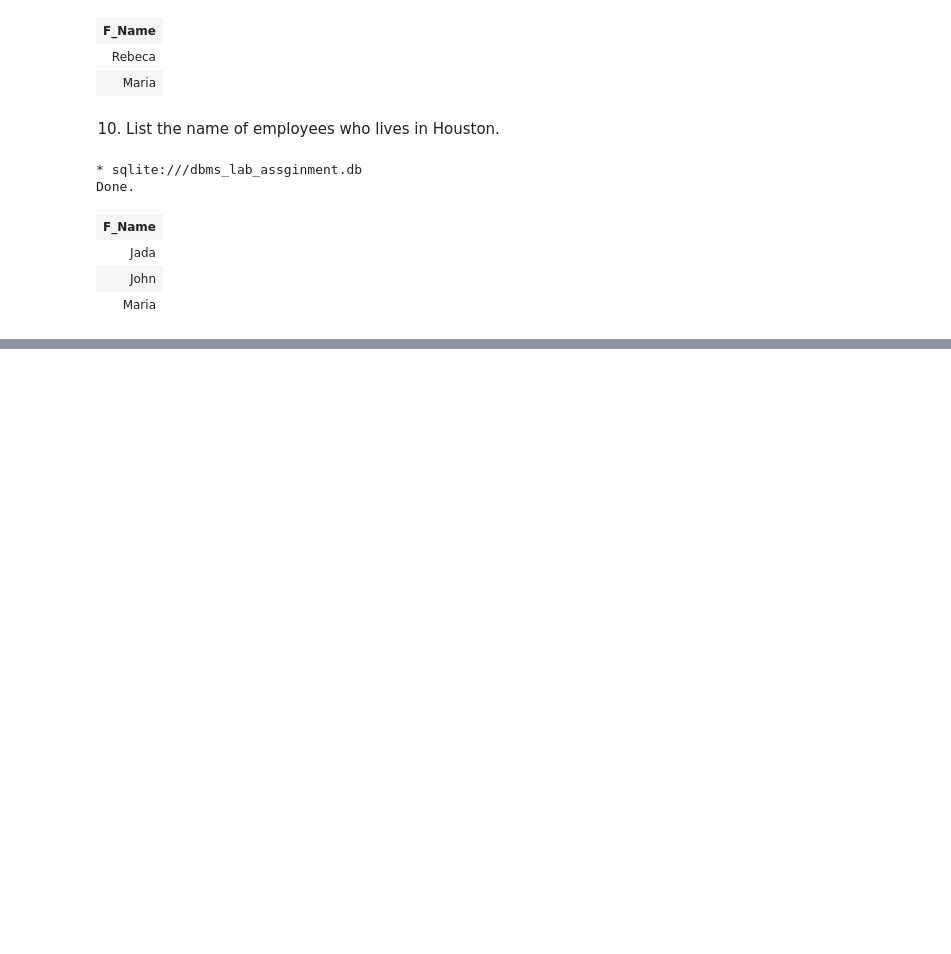
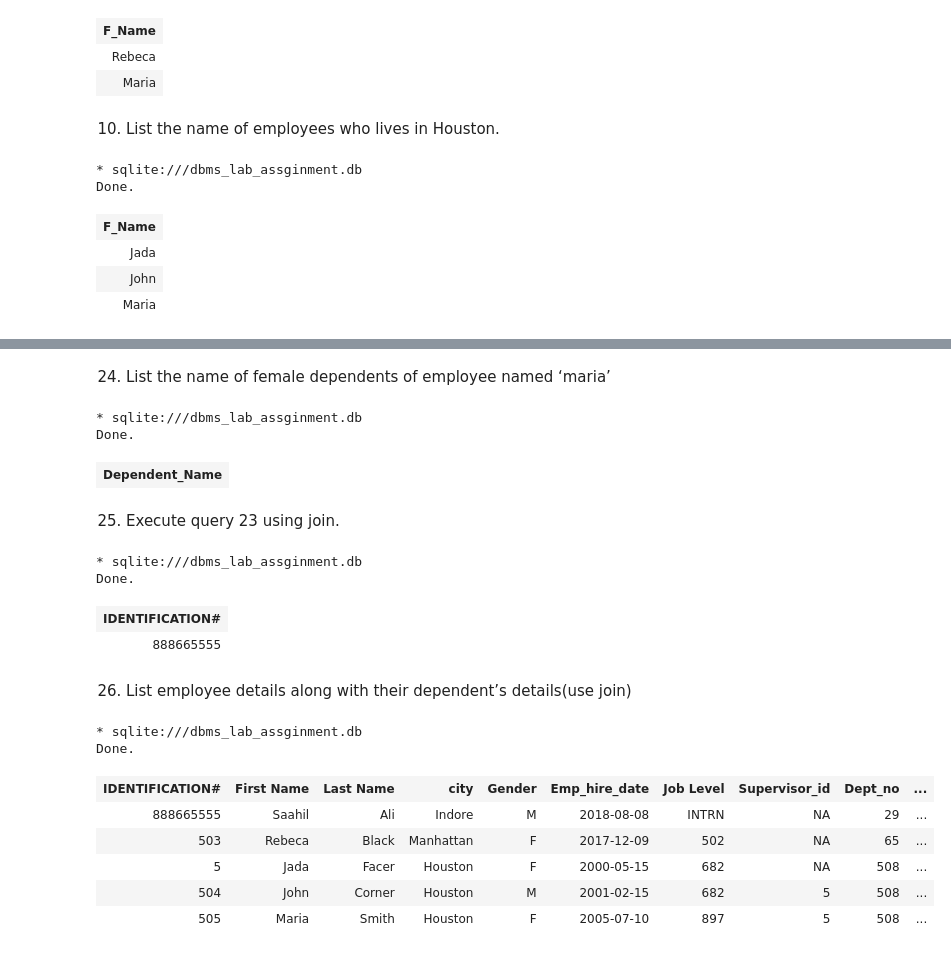
Before and after one commit to programmer290399/IT-403B-Data-Base-Management-System, a Jupyter notebook: dbms_lab_assignment.ipynb, the cells around one changed output, grey strips where cells are left out. Drawn from its saved outputs; the diff is of its cells as text; code cells hidden in the pictures; blank space fills up the shorter version.

```diff
--- a/dbms_lab_assignment.ipynb
+++ b/dbms_lab_assignment.ipynb
@@ -377,0 +618,45 @@ Done.
+# %% [markdown]
+24. List the name of female dependents of employee named ‘maria’
+# %%
+%%sql
+SELECT Dependent_Name
+FROM  Dependent
+WHERE Gender = 'F'
+AND   Emp_id = (SELECT "IDENTIFICATION#"
+                FROM Employee
+                WHERE "First Name" = "Maria")
+# %% [output]
+* sqlite:///dbms_lab_assginment.db
+Done.
+| Dependent_Name |
+# %% [markdown]
+25. Execute query 23 using join.
+# %%
+%%sql
+SELECT emp."IDENTIFICATION#"
+FROM Employee AS emp
+INNER JOIN Project AS prjt
+ON emp.Dept_no = prjt.DepNo
+WHERE prjt.PName="ProjectF"
+# %% [output]
+* sqlite:///dbms_lab_assginment.db
+Done.
+| IDENTIFICATION# |
+| 888665555 |
+# %% [markdown]
+26. List employee details along with their dependent’s details(use join)
+# %%
+%%sql
+SELECT emp.*, dpndnt.Dependent_Name , dpndnt.Gender AS Dependent_Gender
+FROM Employee AS emp
+INNER JOIN Dependent AS dpndnt
+ON emp."IDENTIFICATION#" = dpndnt.Emp_id
+# %% [output]
+* sqlite:///dbms_lab_assginment.db
+Done.
+| IDENTIFICATION# | First Name | Last Name | city | Gender | Emp_hire_date | Job Level | Supervisor_id | Dept_no | ... |
+| 888665555 | Saahil | Ali | Indore | M | 2018-08-08 | INTRN | NA | 29 | ... |
+| 503 | Rebeca | Black | Manhattan | F | 2017-12-09 | 502 | NA | 65 | ... |
+| 5 | Jada | Facer | Houston | F | 2000-05-15 | 682 | NA | 508 | ... |
+| 504 | John | Corner | Houston | M | 2001-02-15 | 682 | 5 | 508 | ... |
+| 505 | Maria | Smith | Houston | F | 2005-07-10 | 897 | 5 | 508 | ... |
```
Also changed, not shown: parts of 53 cells of this notebook, 1 other file.
